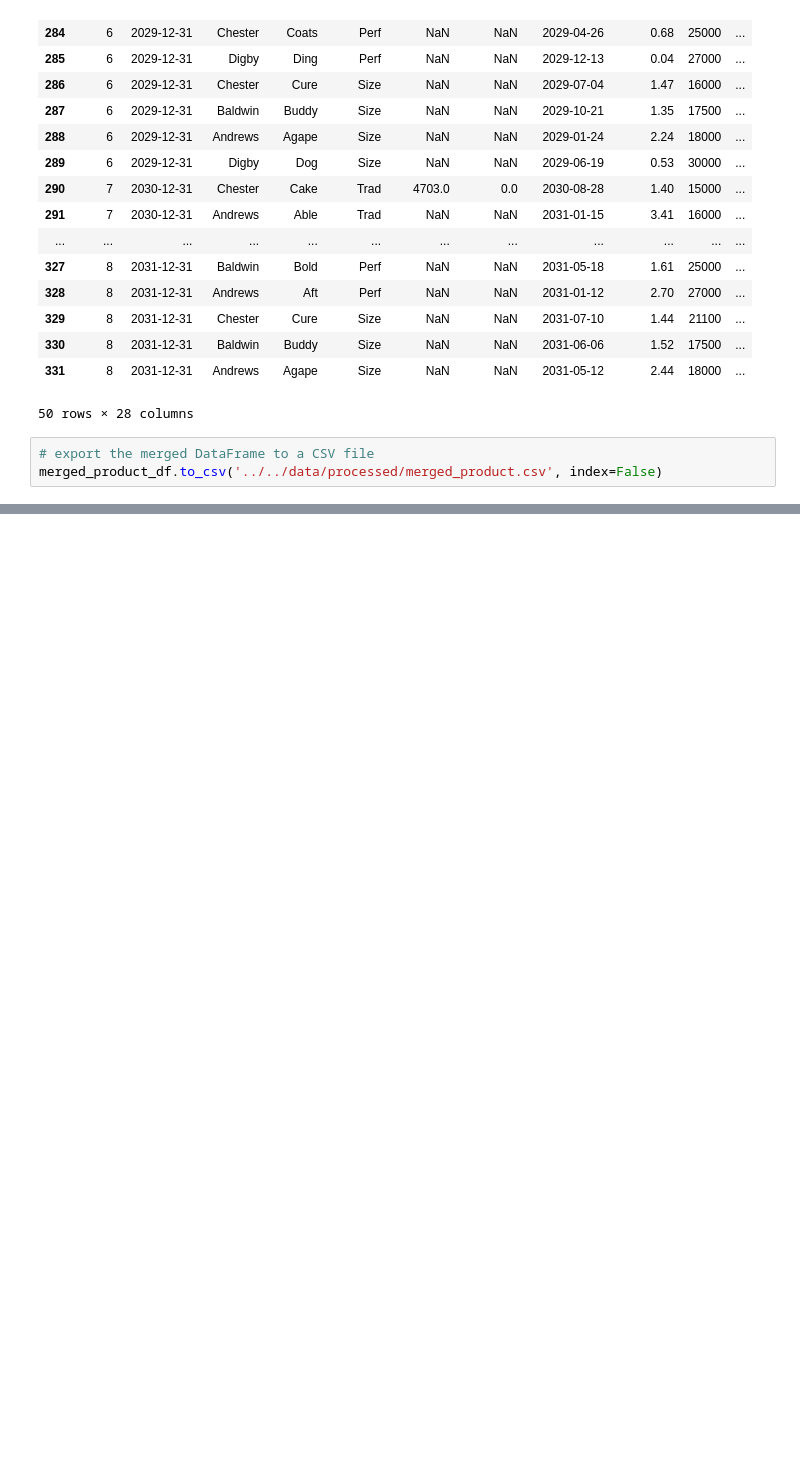
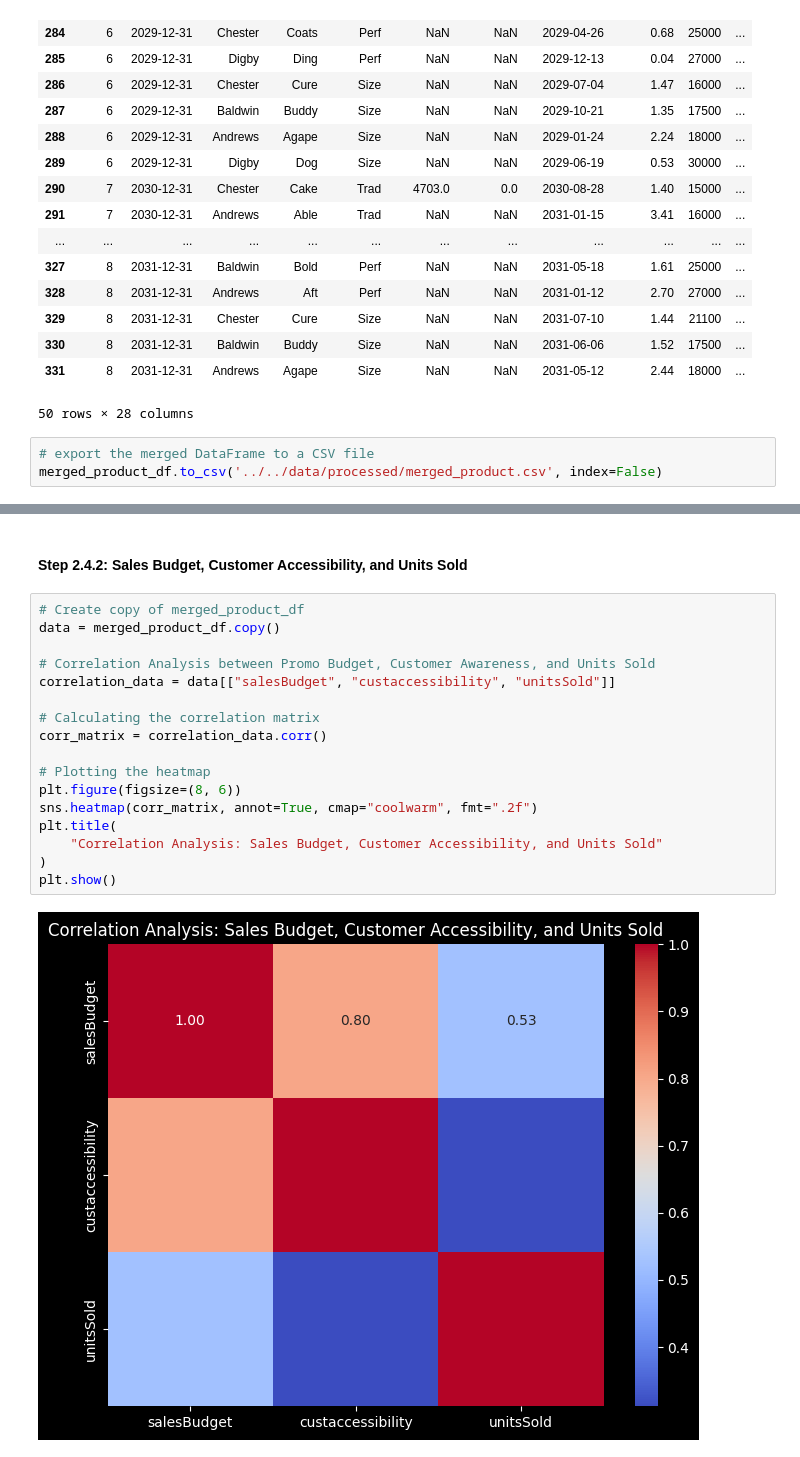
Before and after one commit to christinedbaxter/mbaCapstone, a Jupyter notebook: notebooks/exploratory/exploratory_analysis_v1.ipynb, the cells around one changed output, grey strips where cells are left out. Cells and saved outputs as stored; diff of their text form; blank space fills up the shorter version.

```diff
--- a/notebooks/exploratory/exploratory_analysis_v1.ipynb
+++ b/notebooks/exploratory/exploratory_analysis_v1.ipynb
@@ -752,0 +867,21 @@ merged_product_df.to_csv('../../data/processed/merged_product.csv', index=False)
+# %% [markdown]
+#### Step 2.4.2: Sales Budget, Customer Accessibility, and Units Sold
+# %%
+# Create copy of merged_product_df
+data = merged_product_df.copy()
+
+# Correlation Analysis between Promo Budget, Customer Awareness, and Units Sold
+correlation_data = data[["salesBudget", "custaccessibility", "unitsSold"]]
+
+# Calculating the correlation matrix
+corr_matrix = correlation_data.corr()
+
+# Plotting the heatmap
+plt.figure(figsize=(8, 6))
+sns.heatmap(corr_matrix, annot=True, cmap="coolwarm", fmt=".2f")
+plt.title(
+    "Correlation Analysis: Sales Budget, Customer Accessibility, and Units Sold"
+)
+plt.show()
+# %% [output]
+[figure, added]
```
Also changed, not shown: parts of 31 cells of this notebook, 1 other file.
